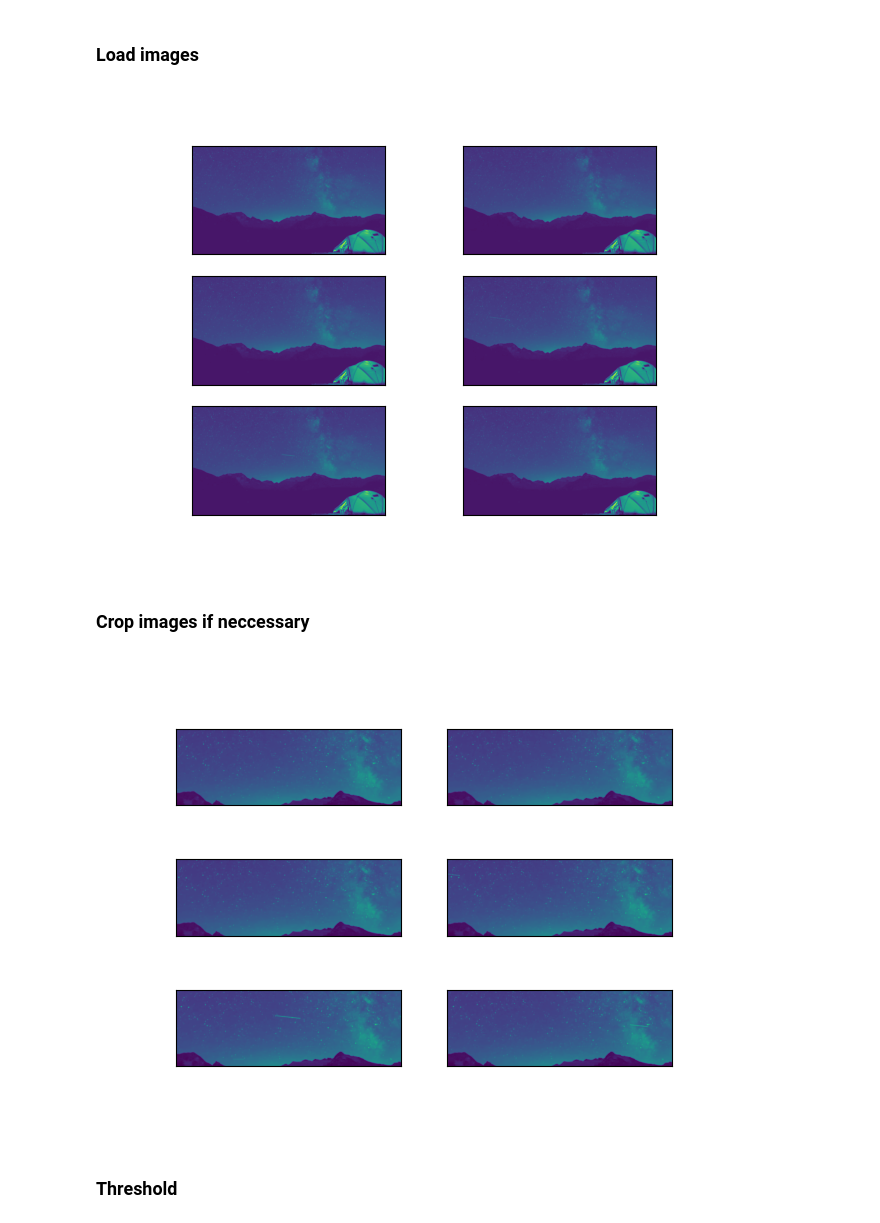
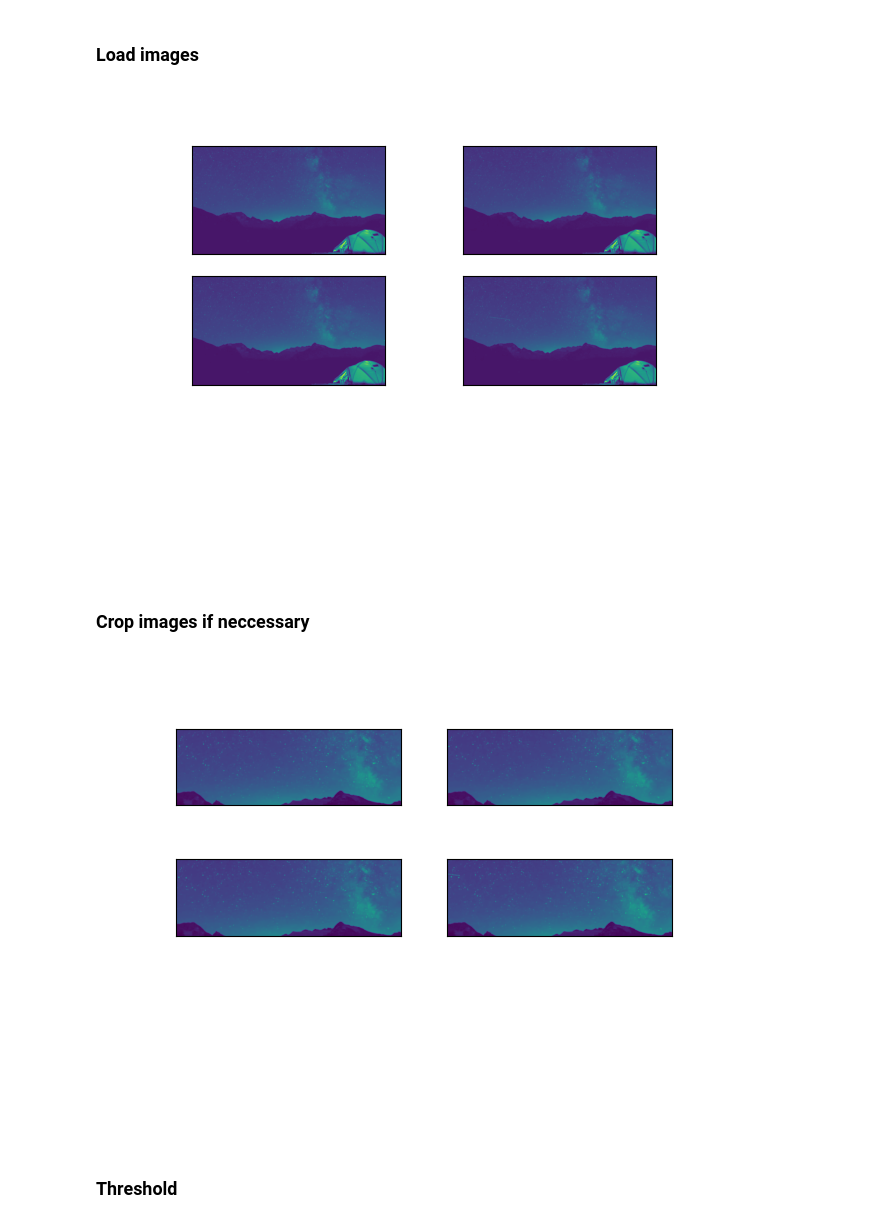
Before and after one commit to harivignesh777/DIP_course_project, a Jupyter notebook: Termproject.ipynb, the cells around one changed output. Saved outputs shown, nothing was run; the diff lists cells and outputs as text; code cells hidden in the pictures.

```diff
--- a/Termproject.ipynb
+++ b/Termproject.ipynb
@@ -13,28 +13,28 @@ plot_no = 1
 # %% [markdown]
 ### Load images
 # %%
-Image_Src_dir = 'Night_camp_images'
+Image_Src_dir = 'Night_camp_images_1'
 Image_files = os.listdir(Image_Src_dir)
 
 #Image_files = [Image_files[0], Image_files[2], Image_files[3]]
 
 IMAGES = []
 for file in Image_files:
     IMAGES.append(cv2.imread(Image_Src_dir+"\\"+file))
     IMAGES[-1] = cv2.cvtColor(IMAGES[-1], cv2.COLOR_BGR2GRAY)
     IMAGES[-1] = np.array(IMAGES[-1], dtype=np.float_)/255
 
 # Plot(1st image)
 plt.figure(plot_no)
 plot_no += 1
 for image_no in range(len(IMAGES)):
     plt.subplot(3,2,image_no+1)
     plt.imshow(IMAGES[image_no])
     plt.xticks([])
     plt.yticks([])
 plt.show()
 # %% [output]
-[figure, old version]
+[figure, new version]
 # %% [markdown]
 ### Crop images if neccessary
 # %%
@@ -53,7 +53,7 @@ for image_no in range(len(IMAGES)):
     plt.yticks([])
 plt.show()
 # %% [output]
-[figure, old version]
+[figure, new version]
 # %% [markdown]
 ### Threshold
 # %%
```
Also changed, not shown: parts of 5 cells of this notebook, 10 other files.
